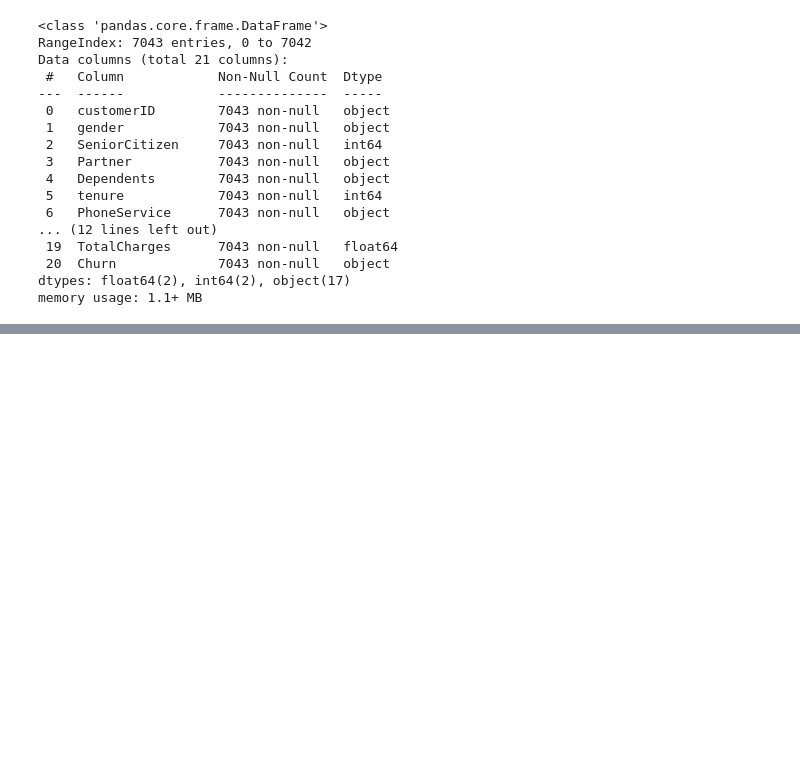
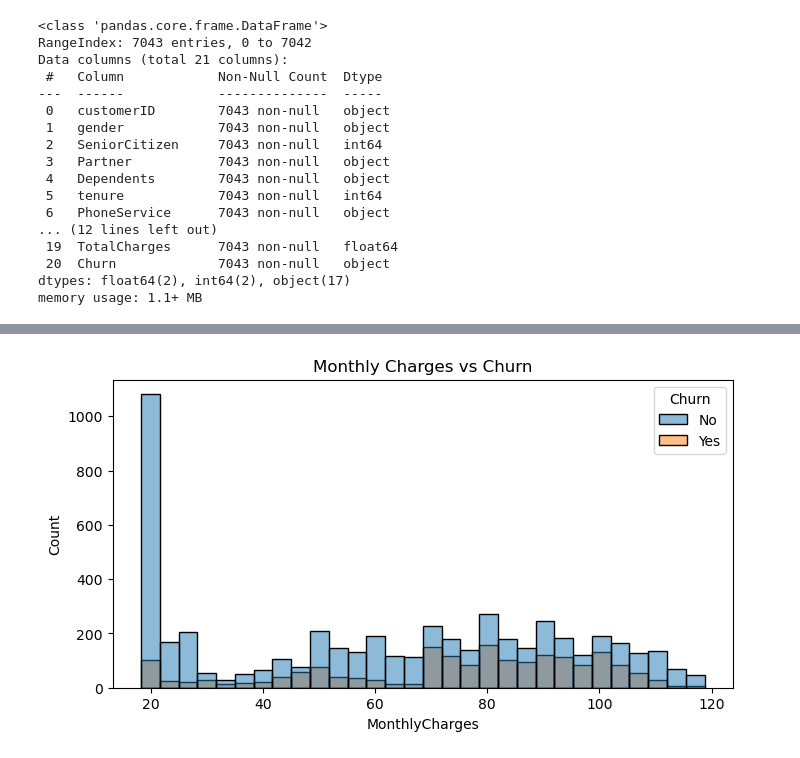
Before and after one commit to mahekshahh/telco-churn-prediction, a Jupyter notebook: churn_analysis.ipynb, the cells around one changed output, grey strips where cells are left out. Saved outputs shown, nothing was run; the diff lists cells and outputs as text; code cells hidden in the pictures; blank space fills up the shorter version.

```diff
--- a/churn_analysis.ipynb
+++ b/churn_analysis.ipynb
@@ -177,0 +202,7 @@ memory usage: 1.1+ MB
+# %%
+plt.figure(figsize=(8,4))
+sns.histplot(data=df, x='MonthlyCharges', hue='Churn', bins=30)
+plt.title('Monthly Charges vs Churn')
+plt.show()
+# %% [output]
+[figure, added]
```
Also changed, not shown: parts of 5 cells of this notebook.
